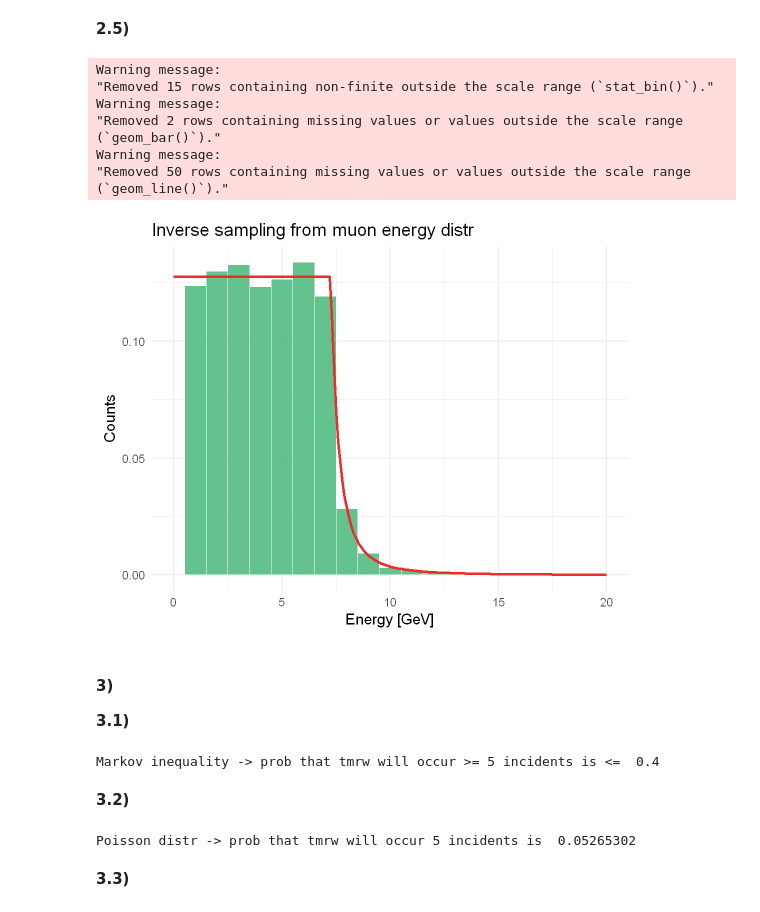
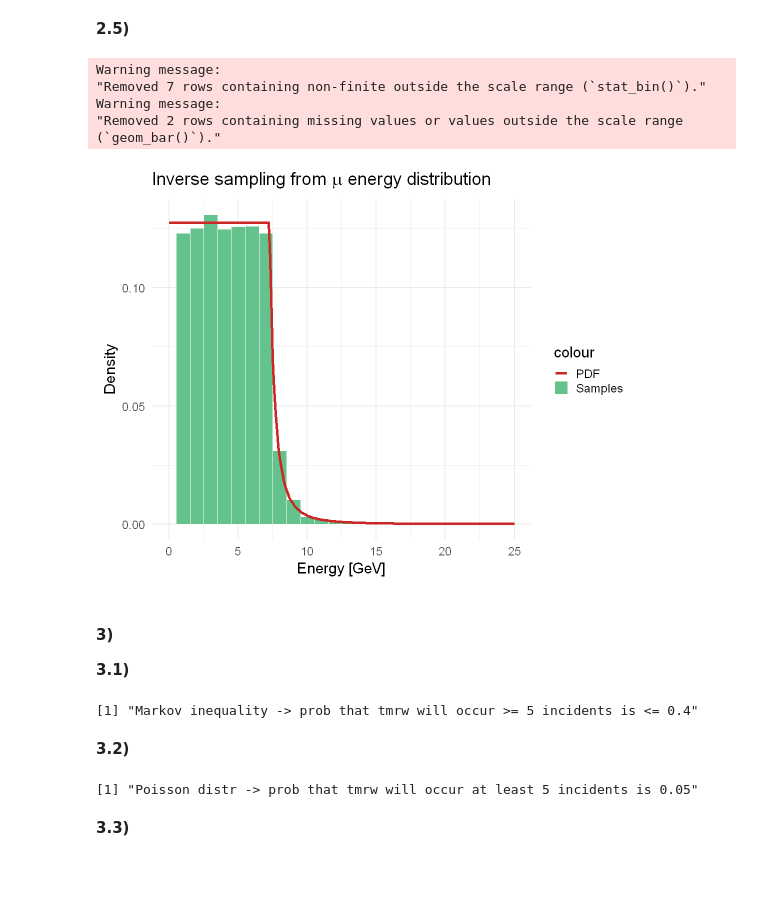
Before and after one commit to Berto70/advstat, a Jupyter notebook: ex2/Bertinelli_Gabriele_Rlab02.ipynb, the cells around one changed output. Drawn from its saved outputs; the diff is of its cells as text; code cells hidden in the pictures; blank space fills up the shorter version.

```diff
--- a/ex2/Bertinelli_Gabriele_Rlab02.ipynb
+++ b/ex2/Bertinelli_Gabriele_Rlab02.ipynb
@@ -106,21 +96,16 @@ Variance (method 2):  1.006726
 # Define the inverse CDF
 qpois.m <- function(p, lambda) {
 	k <- 0
-	while (TRUE) {
-		if (ppois.m(k, lambda) >= p) { # inverse cdf -> find k s.t. cdf >= prob p
-		return(k)
-		}
+	while (ppois.m(k, lambda) < p) { # inverse cdf -> find the value of k for which cdf >= p
 		k <- k + 1
 	}
+	return(k)
 }
 
 # Sample from the custom Poisson distribution using inverse sampling
 rpois.m <- function(n, lambda) {
-
-	u <- runif(n)  # Generate n uniform random numbers
-
-	samples <- sapply(u, function(p) qpois.m(p, lambda))  # Use inverse CDF to inverse sample
-
+	u <- runif(n)
+	samples <- sapply(u, function(p) qpois.m(p, lambda))
 	return(samples)
 }
 # %%
@@ -158,9 +139,9 @@ dmuon_n <- function(E, E0 = 7.25, gamma = 2.7) {
     ifelse(E < E0, 1, (E - E0 + 1)^(-gamma))
 }
 
-integral_n <- integrate(dmuon_n, 0, Inf)  # Using quad function for numerical integration
+integral_n <- integrate(dmuon_n, 0, Inf)$value
 
-N <- 1 / integral_n$value
+N <- 1 / integral_n
 
 print(paste('Normalization factor N:', N))
 # %% [output]
@@ -225,12 +207,10 @@ sprintf('Mean value = %.3f GeV', mean_value)
 # %%
 qmuon <- function(p, E0 = 7.25, gamma = 2.7) {
 	E <- 0
-	while (TRUE) {
-		if (pmuon(E) >= p) {
-			return(E)
-		}
+	while (pmuon(E) < p) {
 		E <- E + 0.1
 	}
+	return(E)
 }
 
 rmuon <- function(n, E0 = 7.25, gamma = 2.7) {
@@ -245,25 +225,23 @@ samples <- data.frame(samples = rmuon(n_sampl))
 # %%
 options(repr.plot.width = 9, repr.plot.height = 7)
 
 samples_hist <- ggplot(data=samples, aes(x=samples)) +
-	geom_histogram(aes(y = after_stat(density)), binwidth=1, fill='mediumseagreen', color='ivory', alpha=0.8) +
-	geom_line(data=muon_pdf, aes(x=en, y=prob), color='firebrick2', lwd=1.5) +
-	labs(title = "Inverse sampling from muon energy distr",
-			 x = "Energy [GeV]", y = "Counts") +
-	xlim(c(0,20)) +
-	theme_minimal(base_size = 18)
+	geom_histogram(aes(y=after_stat(density), color='Samples'), binwidth = 1, alpha=0.8, fill='mediumseagreen') +
+	geom_line(data=muon_pdf, aes(x=en, y=prob, color='PDF'), lwd=1.5) +
+	labs(title = TeX(r'(Inverse sampling from $\mu$ energy distribution)'),
+			 x = "Energy [GeV]", y = "Density") +
+	xlim(c(0,25)) +
+	theme_minimal(base_size = 18) +
+	scale_color_manual(values = c('PDF' = 'firebrick3', 'Samples' = 'ivory'))
 
 samples_hist
 # %% [output]
 Warning message:
-"Removed 15 rows containing non-finite outside the scale range (`stat_bin()`)."
+"Removed 7 rows containing non-finite outside the scale range (`stat_bin()`)."
 Warning message:
 "Removed 2 rows containing missing values or values outside the scale range
 (`geom_bar()`)."
-Warning message:
-"Removed 50 rows containing missing values or values outside the scale range
-(`geom_line()`)."
-[figure, old version]
+[figure, new version]
 # %% [markdown]
 #### 3)
 **3.1)**
@@ -274,21 +252,21 @@ k <- 5
 
 m_ineq <- mu/k
 
-cat('Markov inequality -> prob that tmrw will occur >= 5 incidents is <= ', m_ineq, '\n')
+print(sprintf("Markov inequality -> prob that tmrw will occur >= 5 incidents is <= %.1f", m_ineq))
 # %% [output]
-Markov inequality -> prob that tmrw will occur >= 5 incidents is <=  0.4
+[1] "Markov inequality -> prob that tmrw will occur >= 5 incidents is <= 0.4"
 # %% [markdown]
 **3.2)**
 # %%
-t <- 1/1
-pois.lambda <- mu*t
+t <- 1 # day
+pois.lambda <- mu*t # 2*day
 k <- 5
 
 pois <- 1 - ppois(k-1, pois.lambda) # at least k -> 1 - cdf(k-1)
 
-cat('Poisson distr -> prob that tmrw will occur 5 incidents is ', pois, '\n')
+print(sprintf('Poisson distr -> prob that tmrw will occur at least 5 incidents is %.2f', pois))
 # %% [output]
-Poisson distr -> prob that tmrw will occur 5 incidents is  0.05265302
+[1] "Poisson distr -> prob that tmrw will occur at least 5 incidents is 0.05"
 # %% [markdown]
 **3.3)**
 # %%
```
Also changed, not shown: parts of 33 cells of this notebook.
